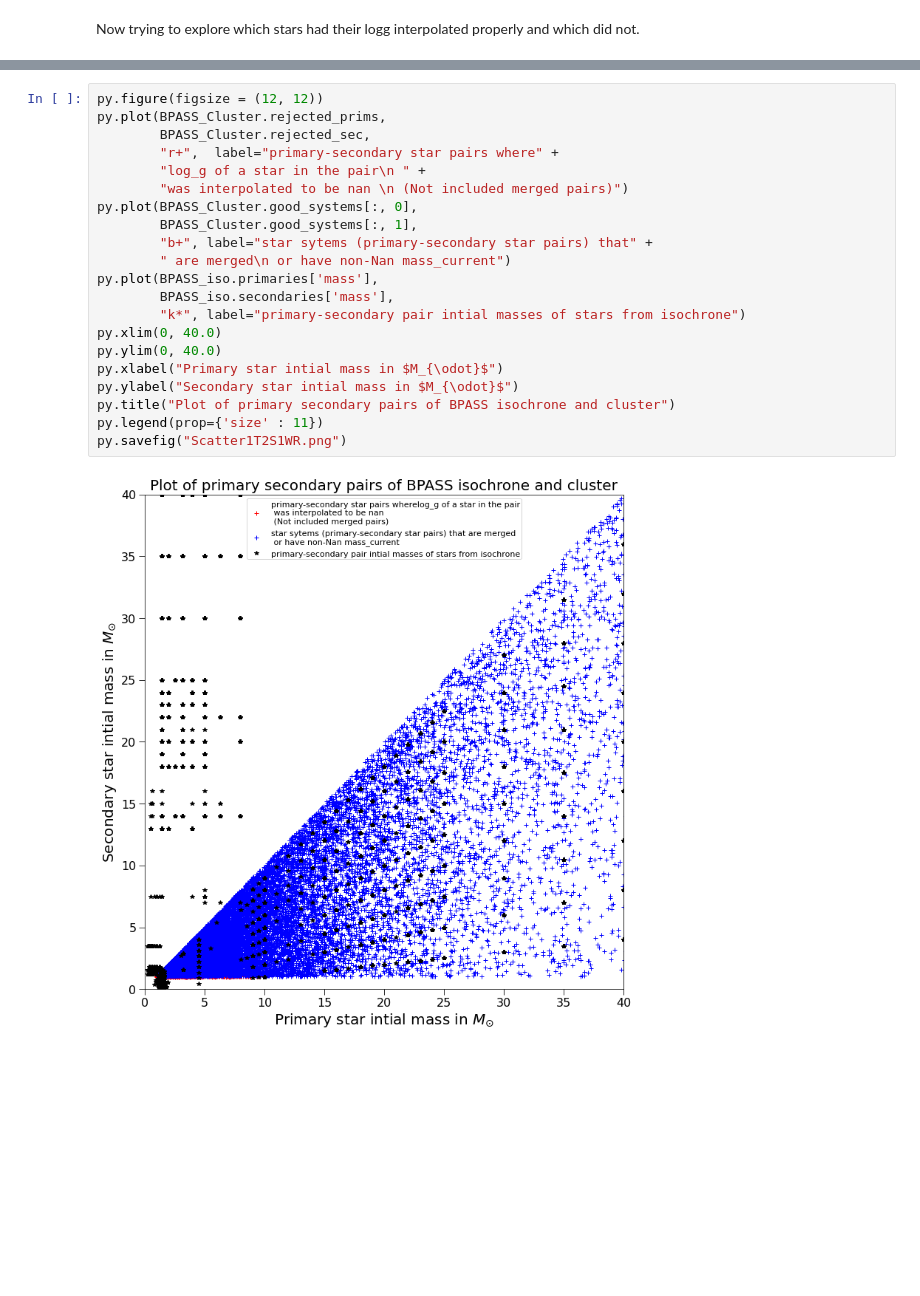
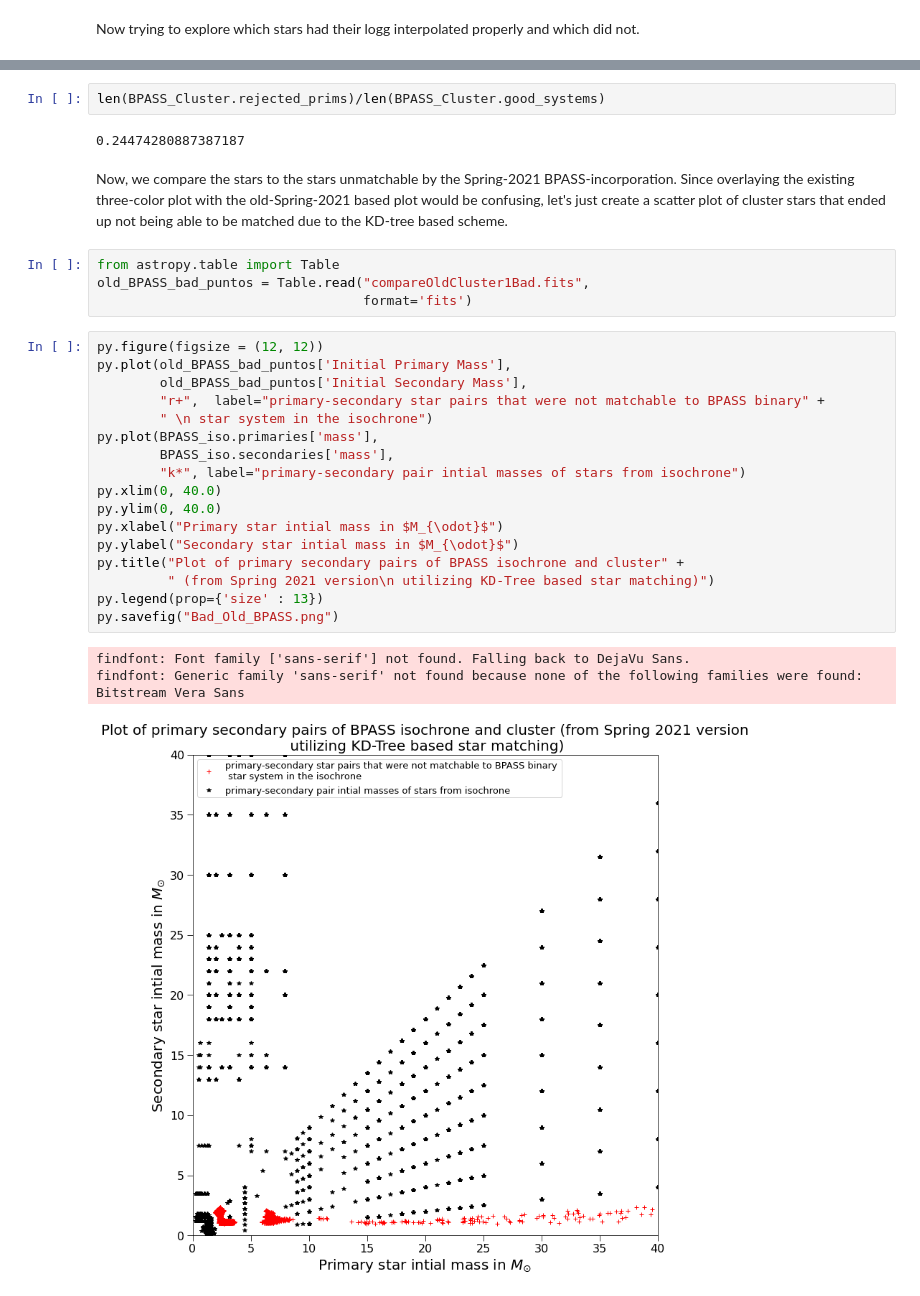
Before and after one commit to RyotaInagaki1/DebugReportApril2021NoIFMR, a Jupyter notebook: GC_KLFs_MultUnresolved(w_Current_Soln_Params).ipynb, the cells around one changed output, grey strips where cells are left out. Drawn from its saved outputs; the diff is of its cells as text; blank space fills up the shorter version.

```diff
--- a/GC_KLFs_MultUnresolved(w_Current_Soln_Params).ipynb
+++ b/GC_KLFs_MultUnresolved(w_Current_Soln_Params).ipynb
@@ -470,25 +433,33 @@ BPASS_Cluster = synthetic.Cluster_w_Binaries(BPASS_iso, custom_IMF,
+# %%
+len(BPASS_Cluster.rejected_prims)/len(BPASS_Cluster.good_systems)
+# %% [output]
+0.24474280887387187
+# %% [markdown]
+Now, we compare the stars to the stars unmatchable by the Spring-2021 BPASS-incorporation. Since overlaying the existing three-color plot with the old-Spring-2021 based plot would be confusing, let's just create a scatter plot of cluster stars that ended up not being able to be matched due to the KD-tree based scheme.
+# %%
+from astropy.table import Table
+old_BPASS_bad_puntos = Table.read("compareOldCluster1Bad.fits",
+                                  format='fits')
 # %%
 py.figure(figsize = (12, 12))
-py.plot(BPASS_Cluster.rejected_prims,
-        BPASS_Cluster.rejected_sec,
-        "r+",  label="primary-secondary star pairs where" +
-        "log_g of a star in the pair\n " +
-        "was interpolated to be nan \n (Not included merged pairs)")
-py.plot(BPASS_Cluster.good_systems[:, 0],
-        BPASS_Cluster.good_systems[:, 1],
-        "b+", label="star sytems (primary-secondary star pairs) that" +
-        " are merged\n or have non-Nan mass_current")
+py.plot(old_BPASS_bad_puntos['Initial Primary Mass'],
+        old_BPASS_bad_puntos['Initial Secondary Mass'],
+        "r+",  label="primary-secondary star pairs that were not matchable to BPASS binary" +
+        " \n star system in the isochrone")
 py.plot(BPASS_iso.primaries['mass'],
         BPASS_iso.secondaries['mass'],
         "k*", label="primary-secondary pair intial masses of stars from isochrone")
 py.xlim(0, 40.0)
 py.ylim(0, 40.0)
 py.xlabel("Primary star intial mass in $M_{\odot}$")
 py.ylabel("Secondary star intial mass in $M_{\odot}$")
-py.title("Plot of primary secondary pairs of BPASS isochrone and cluster")
-py.legend(prop={'size' : 11})
-py.savefig("Scatter1T2S1WR.png")
+py.title("Plot of primary secondary pairs of BPASS isochrone and cluster" +
+         " (from Spring 2021 version\n utilizing KD-Tree based star matching)")
+py.legend(prop={'size' : 13})
+py.savefig("Bad_Old_BPASS.png")
 # %% [output]
+findfont: Font family ['sans-serif'] not found. Falling back to DejaVu Sans.
+findfont: Generic family 'sans-serif' not found because none of the following families were found: Bitstream Vera Sans
-[figure, old version]
+[figure, new version]
 # %%
 py.figure(figsize = (12, 12))
```
Also changed, not shown: parts of 31 cells of this notebook, 41 other files.
